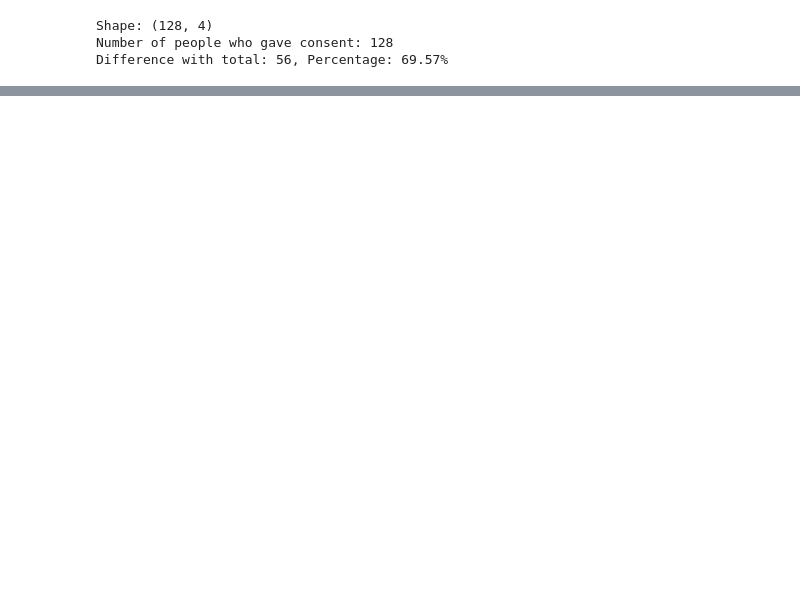
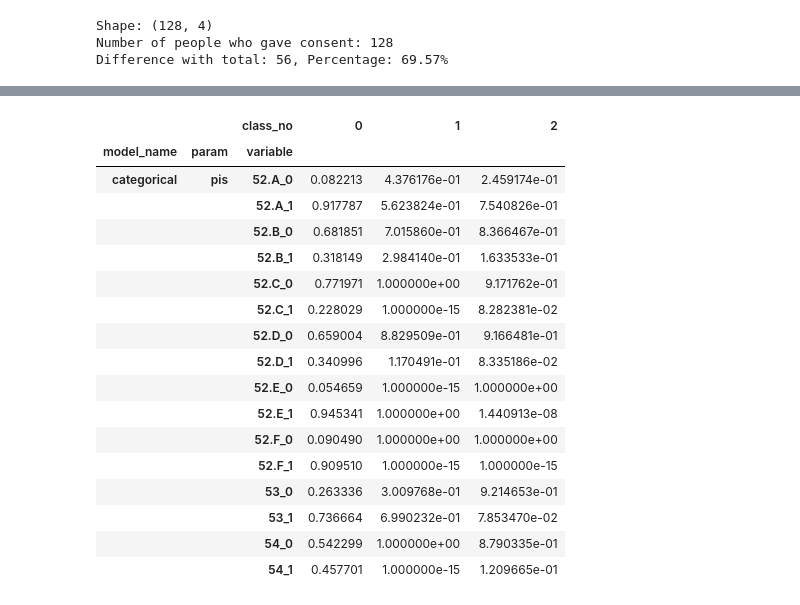
Before and after one commit to Hakan-Erol/bachelor-thesis, a Jupyter notebook: Thesis_code-Copy1.ipynb, the cells around one changed output, grey strips where cells are left out. Drawn from its saved outputs; the diff is of its cells as text; code cells hidden in the pictures; blank space fills up the shorter version.

```diff
--- a/Thesis_code-Copy1.ipynb
+++ b/Thesis_code-Copy1.ipynb
@@ -162,18 +147,5 @@ X
+# %%
+X_train,X_test = original # LCA can use the categorical columns instead of row coordinates made by MCA
 # %%
 # LCA
-# model = StepMix(n_components=3, measurement="categorical",random_state=42)
-# model.fit(survey_answers_learning_strategies_unnorm)
-
-
-components = range(1,7)
-
-models = [] # List of fitted models
-for n in components:
-    model = StepMix(n_components=n, measurement="categorical",random_state=42,n_init=20).fit(X)
-    print(f'components:{n}\n\tBIC:{model.bic(X):.2f}\n\tAIC:{model.aic(X):.2f}')
-    models.append(model)
-
-
-"""
-We see that the BIC also prefers for 3 compontents just like a GMM.
-"""
+LCA_models = Code.models.LCA(X_train,X_test)
@@ -180,3 +177,28 @@ We see that the BIC also prefers for 3 compontents just like a GMM.
+# %%
+# Clear preference for 3 groups both GMM and LCA
+chosen_component = 3
+chosen_model = LCA_models[chosen_component - 1]
+# %%
+chosen_model.get_mm_df()
+# %% [output]
+|  |  | class_no | 0 | 1 | 2 |
+| model_name | param | variable |  |  |  |
+| categorical | pis | 52.A_0 | 0.082213 | 4.376176e-01 | 2.459174e-01 |
+|  |  | 52.A_1 | 0.917787 | 5.623824e-01 | 7.540826e-01 |
+|  |  | 52.B_0 | 0.681851 | 7.015860e-01 | 8.366467e-01 |
+|  |  | 52.B_1 | 0.318149 | 2.984140e-01 | 1.633533e-01 |
+|  |  | 52.C_0 | 0.771971 | 1.000000e+00 | 9.171762e-01 |
+|  |  | 52.C_1 | 0.228029 | 1.000000e-15 | 8.282381e-02 |
+|  |  | 52.D_0 | 0.659004 | 8.829509e-01 | 9.166481e-01 |
+|  |  | 52.D_1 | 0.340996 | 1.170491e-01 | 8.335186e-02 |
+|  |  | 52.E_0 | 0.054659 | 1.000000e-15 | 1.000000e+00 |
+|  |  | 52.E_1 | 0.945341 | 1.000000e+00 | 1.440913e-08 |
+|  |  | 52.F_0 | 0.090490 | 1.000000e+00 | 1.000000e+00 |
+|  |  | 52.F_1 | 0.909510 | 1.000000e-15 | 1.000000e-15 |
+|  |  | 53_0 | 0.263336 | 3.009768e-01 | 9.214653e-01 |
+|  |  | 53_1 | 0.736664 | 6.990232e-01 | 7.853470e-02 |
+|  |  | 54_0 | 0.542299 | 1.000000e+00 | 8.790335e-01 |
+|  |  | 54_1 | 0.457701 | 1.000000e-15 | 1.209665e-01 |
 # %%
 # Already try to make a tree based algorithm implentation for later with fake data
 # %%
```
Also changed, not shown: parts of 26 cells of this notebook, 2 other files.
